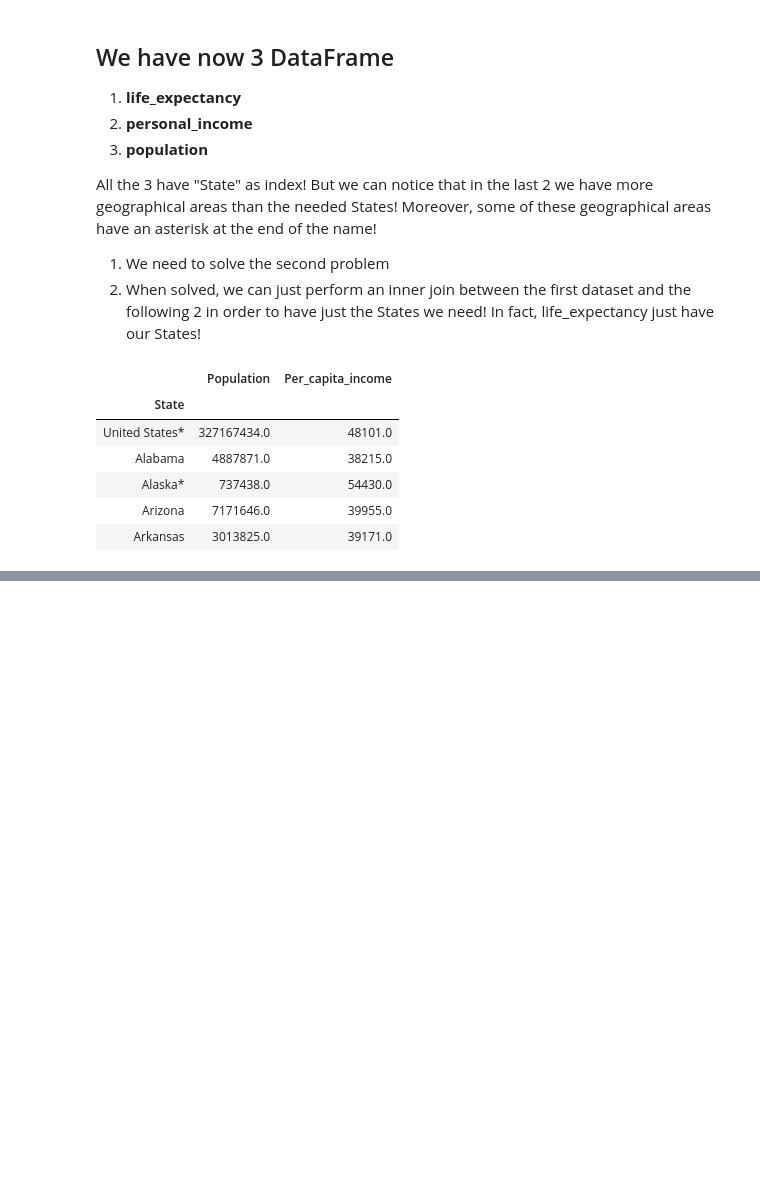
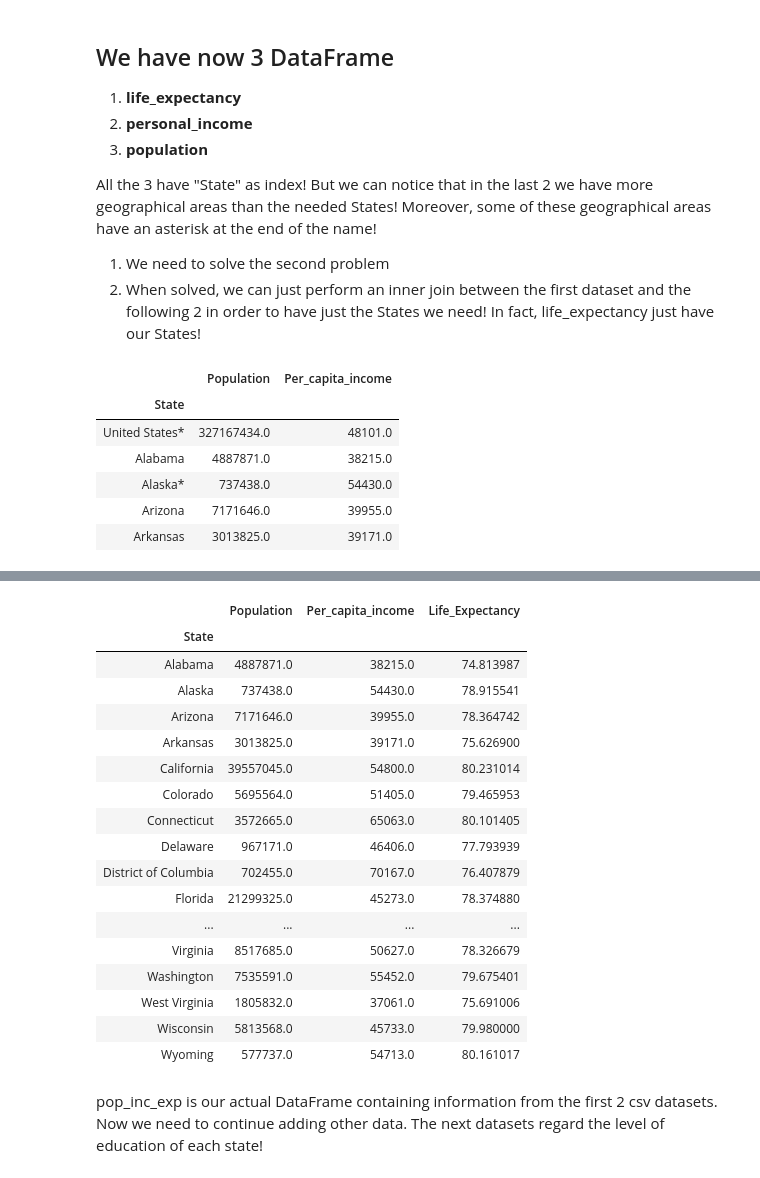
Before and after one commit to steber97/RecursionFairies_AdaProject, a Jupyter notebook: csv_datasets.ipynb, the cells around one changed output, grey strips where cells are left out. Saved outputs shown, nothing was run; the diff lists cells and outputs as text; code cells hidden in the pictures; blank space fills up the shorter version.

```diff
--- a/csv_datasets.ipynb
+++ b/csv_datasets.ipynb
@@ -350,2 +343,27 @@ pop_inc.head()
 | 3 | Arizona | 7171646.0 | 39955.0 |
 | 4 | Arkansas | 3013825.0 | 39171.0 |
+# %%
+pop_inc.set_index('State', inplace=True)
+pop_inc_exp=pd.merge(pop_inc, life_expectancy, left_index=True, right_index=True)
+pop_inc_exp
+# %% [output]
+|  | Population | Per_capita_income | Life_Expectancy |
+| State |  |  |  |
+| Alabama | 4887871.0 | 38215.0 | 74.813987 |
+| Alaska | 737438.0 | 54430.0 | 78.915541 |
+| Arizona | 7171646.0 | 39955.0 | 78.364742 |
+| Arkansas | 3013825.0 | 39171.0 | 75.626900 |
+| California | 39557045.0 | 54800.0 | 80.231014 |
+| Colorado | 5695564.0 | 51405.0 | 79.465953 |
+| Connecticut | 3572665.0 | 65063.0 | 80.101405 |
+| Delaware | 967171.0 | 46406.0 | 77.793939 |
+| District of Columbia | 702455.0 | 70167.0 | 76.407879 |
+| Florida | 21299325.0 | 45273.0 | 78.374880 |
+| ... | ... | ... | ... |
+| Virginia | 8517685.0 | 50627.0 | 78.326679 |
+| Washington | 7535591.0 | 55452.0 | 79.675401 |
+| West Virginia | 1805832.0 | 37061.0 | 75.691006 |
+| Wisconsin | 5813568.0 | 45733.0 | 79.980000 |
+| Wyoming | 577737.0 | 54713.0 | 80.161017 |
+# %% [markdown]
+pop_inc_exp is our actual DataFrame containing information from the first 2 csv datasets. Now we need to continue adding other data. The next datasets regard the level of education of each state!
```
Also changed, not shown: parts of 2 cells of this notebook.
